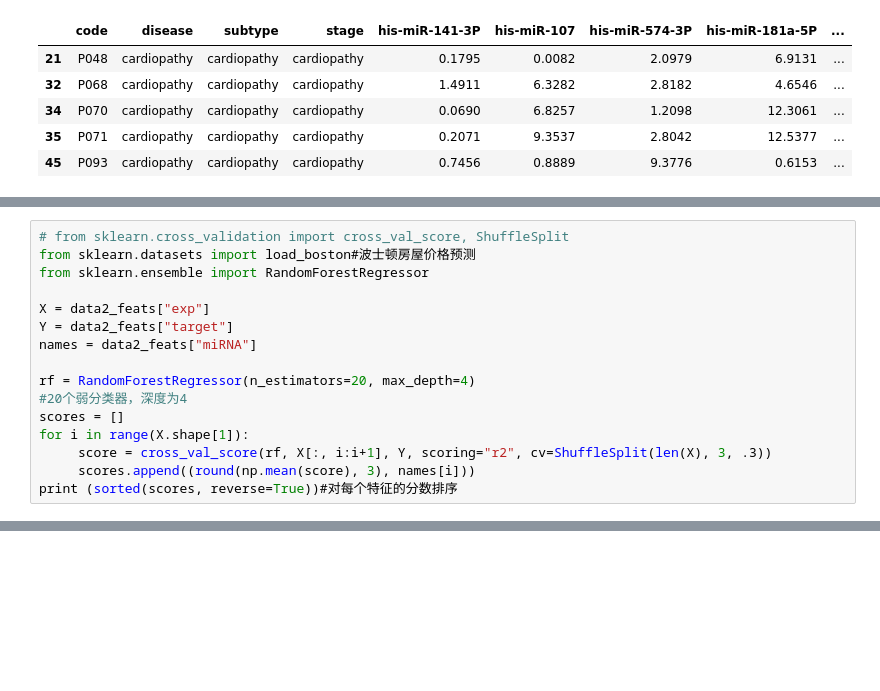
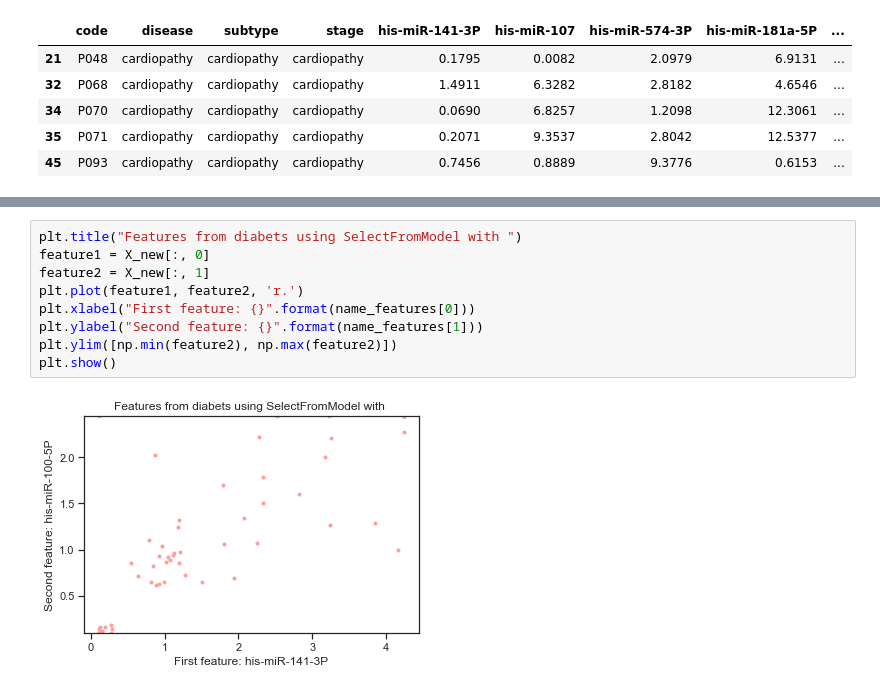
Before and after one commit to paperClub-hub/paperClub_daily, a Jupyter notebook: 20230918_mirna_ming/data.ipynb, the cells around one changed output, grey strips where cells are left out. Drawn from its saved outputs; the diff is of its cells as text; blank space fills up the shorter version.

```diff
--- a/20230918_mirna_ming/data.ipynb
+++ b/20230918_mirna_ming/data.ipynb
@@ -1171,16 +1227,0 @@ data2_feats
-# %%
-# from sklearn.cross_validation import cross_val_score, ShuffleSplit
-from sklearn.datasets import load_boston#波士顿房屋价格预测
-from sklearn.ensemble import RandomForestRegressor
-
-X = data2_feats["exp"]
-Y = data2_feats["target"]
-names = data2_feats["miRNA"]
-
-rf = RandomForestRegressor(n_estimators=20, max_depth=4)
-#20个弱分类器，深度为4
-scores = []
-for i in range(X.shape[1]):
-     score = cross_val_score(rf, X[:, i:i+1], Y, scoring="r2", cv=ShuffleSplit(len(X), 3, .3))
-     scores.append((round(np.mean(score), 3), names[i]))
-print (sorted(scores, reverse=True))#对每个特征的分数排序
@@ -1192,0 +1340,11 @@ load_boston
+# %%
+plt.title("Features from diabets using SelectFromModel with ")
+feature1 = X_new[:, 0]
+feature2 = X_new[:, 1]
+plt.plot(feature1, feature2, 'r.')
+plt.xlabel("First feature: {}".format(name_features[0]))
+plt.ylabel("Second feature: {}".format(name_features[1]))
+plt.ylim([np.min(feature2), np.max(feature2)])
+plt.show()
+# %% [output]
+[figure, added]
```
Also changed, not shown: parts of 32 cells of this notebook.
